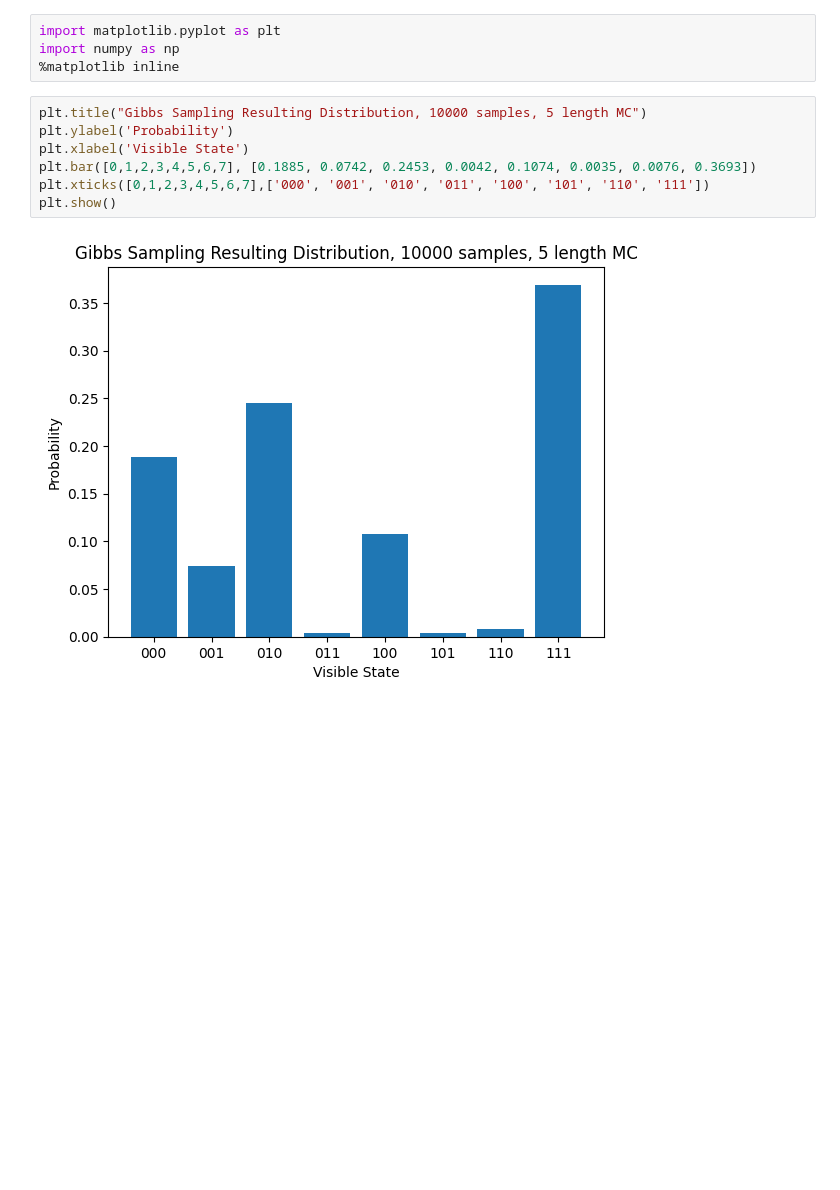
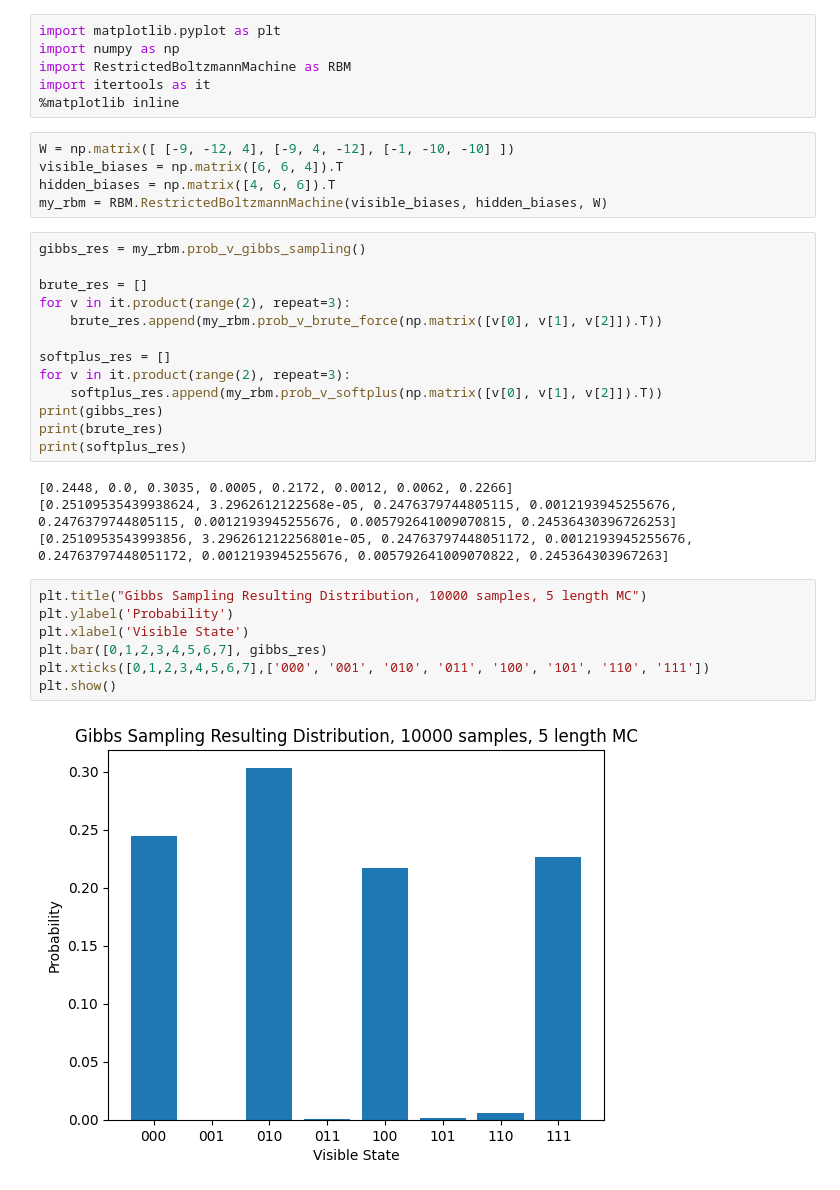
Before and after one commit to lucasericsson222/restricted-boltzmann-machine, a Jupyter notebook: week1/main.ipynb, the cells around one changed output. Cells and saved outputs as stored; diff of their text form; blank space fills up the shorter version.

Commit message:
Working gibbs sampling using previous samples, and updated working softplus and all stored in a class

```diff
--- a/week1/main.ipynb
+++ b/week1/main.ipynb
@@ -1,14 +1,38 @@
 # %%
 import matplotlib.pyplot as plt
 import numpy as np
+import RestrictedBoltzmannMachine as RBM
+import itertools as it
 %matplotlib inline
+# %%
+W = np.matrix([ [-9, -12, 4], [-9, 4, -12], [-1, -10, -10] ])
+visible_biases = np.matrix([6, 6, 4]).T
+hidden_biases = np.matrix([4, 6, 6]).T
+my_rbm = RBM.RestrictedBoltzmannMachine(visible_biases, hidden_biases, W)
+# %%
+gibbs_res = my_rbm.prob_v_gibbs_sampling()
+
+brute_res = []
+for v in it.product(range(2), repeat=3):
+    brute_res.append(my_rbm.prob_v_brute_force(np.matrix([v[0], v[1], v[2]]).T))
+
+softplus_res = []
+for v in it.product(range(2), repeat=3):
+    softplus_res.append(my_rbm.prob_v_softplus(np.matrix([v[0], v[1], v[2]]).T))
+print(gibbs_res)
+print(brute_res)
+print(softplus_res)
+# %% [output]
+[0.2448, 0.0, 0.3035, 0.0005, 0.2172, 0.0012, 0.0062, 0.2266]
+[0.25109535439938624, 3.2962612122568e-05, 0.2476379744805115, 0.0012193945255676, 0.2476379744805115, 0.0012193945255676, 0.005792641009070815, 0.24536430396726253]
+[0.2510953543993856, 3.296261212256801e-05, 0.24763797448051172, 0.0012193945255676, 0.24763797448051172, 0.0012193945255676, 0.005792641009070822, 0.245364303967263]
 # %%
 plt.title("Gibbs Sampling Resulting Distribution, 10000 samples, 5 length MC")
 plt.ylabel('Probability')
 plt.xlabel('Visible State')
-plt.bar([0,1,2,3,4,5,6,7], [0.1885, 0.0742, 0.2453, 0.0042, 0.1074, 0.0035, 0.0076, 0.3693])
+plt.bar([0,1,2,3,4,5,6,7], gibbs_res)
 plt.xticks([0,1,2,3,4,5,6,7],['000', '001', '010', '011', '100', '101', '110', '111'])
 plt.show()
 # %% [output]
-[figure, old version]
+[figure, new version]
 # %%
```
Also changed, not shown: parts of 3 cells of this notebook, 4 other files.
